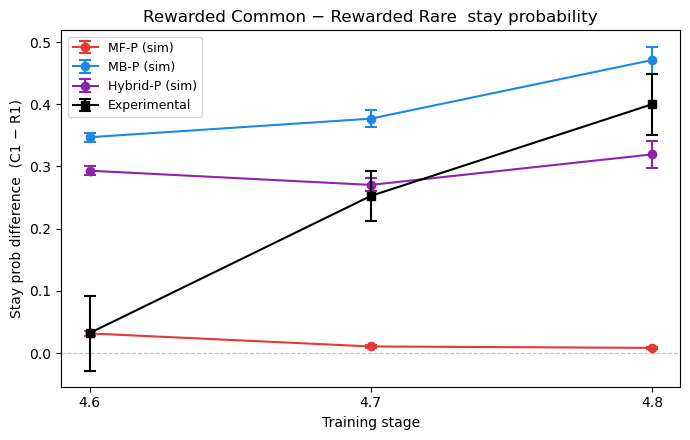
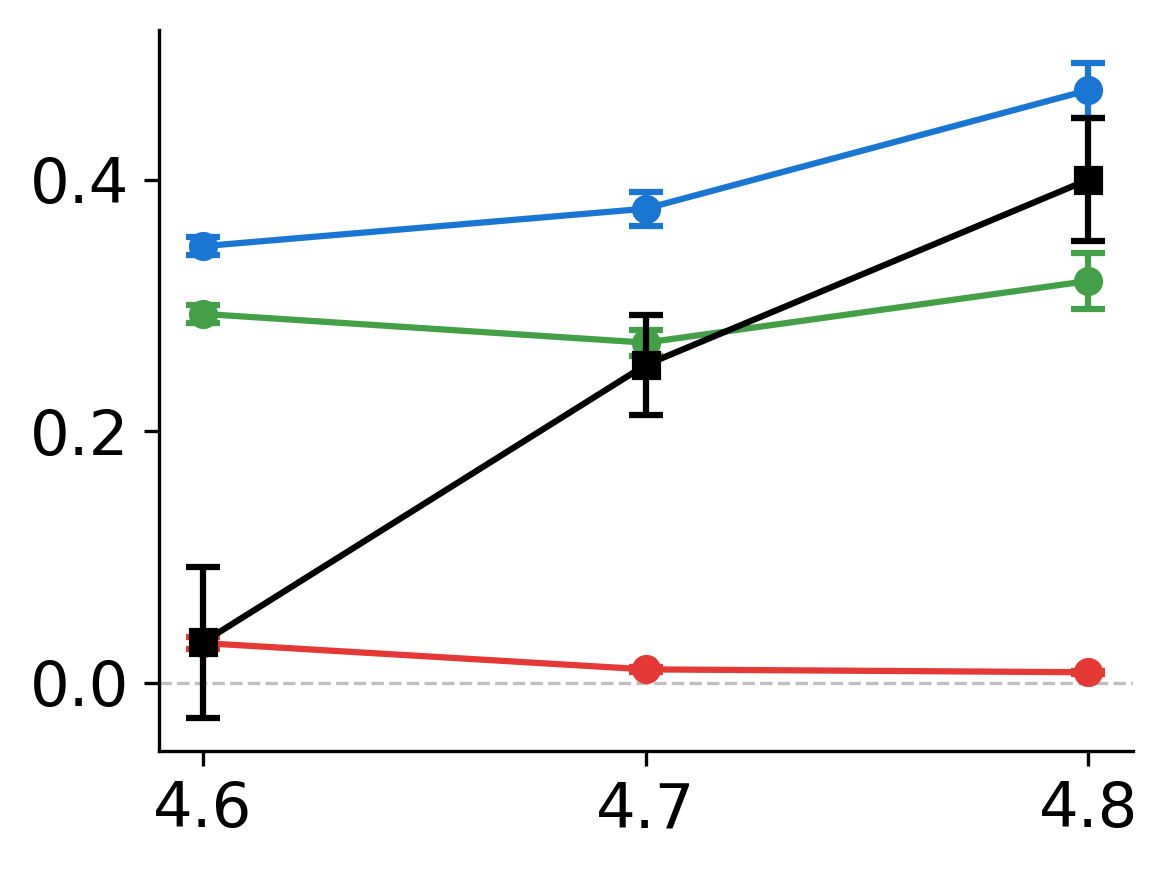
The notebook cell's code change between the first figure and the second:
--- before
+++ after
@@ -17,10 +17,10 @@
     df_all['stage'] = df_all['stage'].astype(str)
 
-    MODEL_COLORS = {'mf_p': '#E53935', 'mb_p': '#1E88E5', 'hyb_p': '#8E24AA'}
+    MODEL_COLORS = {'mf_p': '#E53935', 'mb_p': '#1976D2', 'hyb_p': '#43A047'}
     MODEL_LABELS = {'mf_p': 'MF-P (sim)', 'mb_p': 'MB-P (sim)', 'hyb_p': 'Hybrid-P (sim)'}
 
     models_here = [m for m in MODELS_TO_PLOT_STAY if m in df_all['model'].unique()]
 
-    fig, ax = plt.subplots(figsize=(7, 4.5))
+    fig, ax = plt.subplots(figsize=(4,3), dpi=300)
 
     # ── Simulated per-subject (C1 - R1) at each stage ────────────────────
@@ -79,10 +79,11 @@
 
     ax.set_xticks(np.arange(len(STAGES_TO_PLOT_STAY)))
+    ax.tick_params(labelsize=15)
     ax.set_xticklabels(STAGES_TO_PLOT_STAY)
-    ax.set_xlabel('Training stage')
-    ax.set_ylabel('Stay prob difference  (C1 − R1)')
-    ax.set_title('Rewarded Common − Rewarded Rare  stay probability')
+    # ax.set_xlabel('Training stage')
+    # ax.set_ylabel('Stay prob difference  (C1 − R1)')
+    # ax.set_title('Rewarded Common − Rewarded Rare  stay probability')
     ax.axhline(0, color='gray', linewidth=0.8, linestyle='--', alpha=0.5)
-    ax.legend(fontsize=9, framealpha=0.8)
+    # ax.legend(fontsize=9, framealpha=0.8)
     plt.tight_layout()
 

Commit: Update figures and notebooks